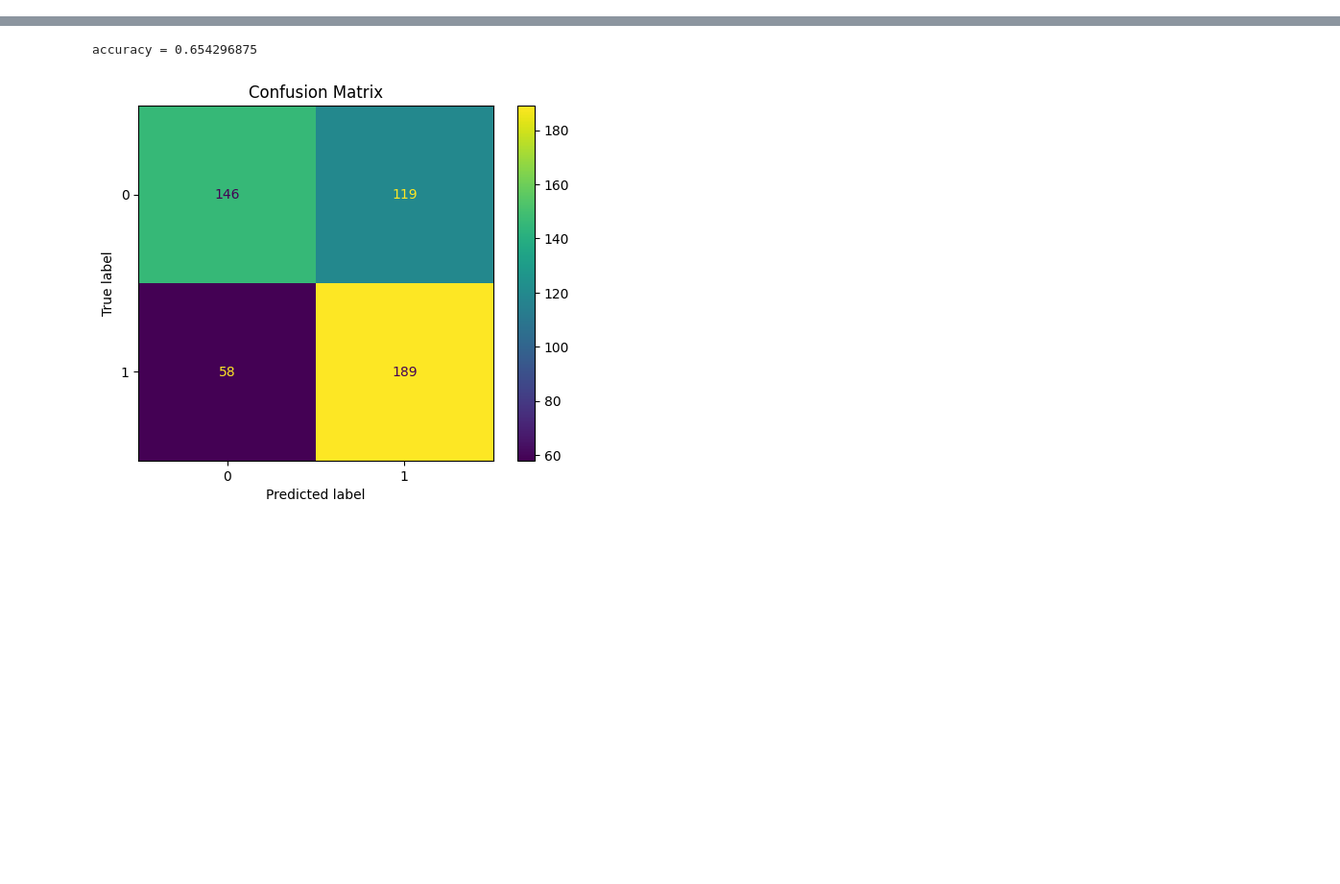
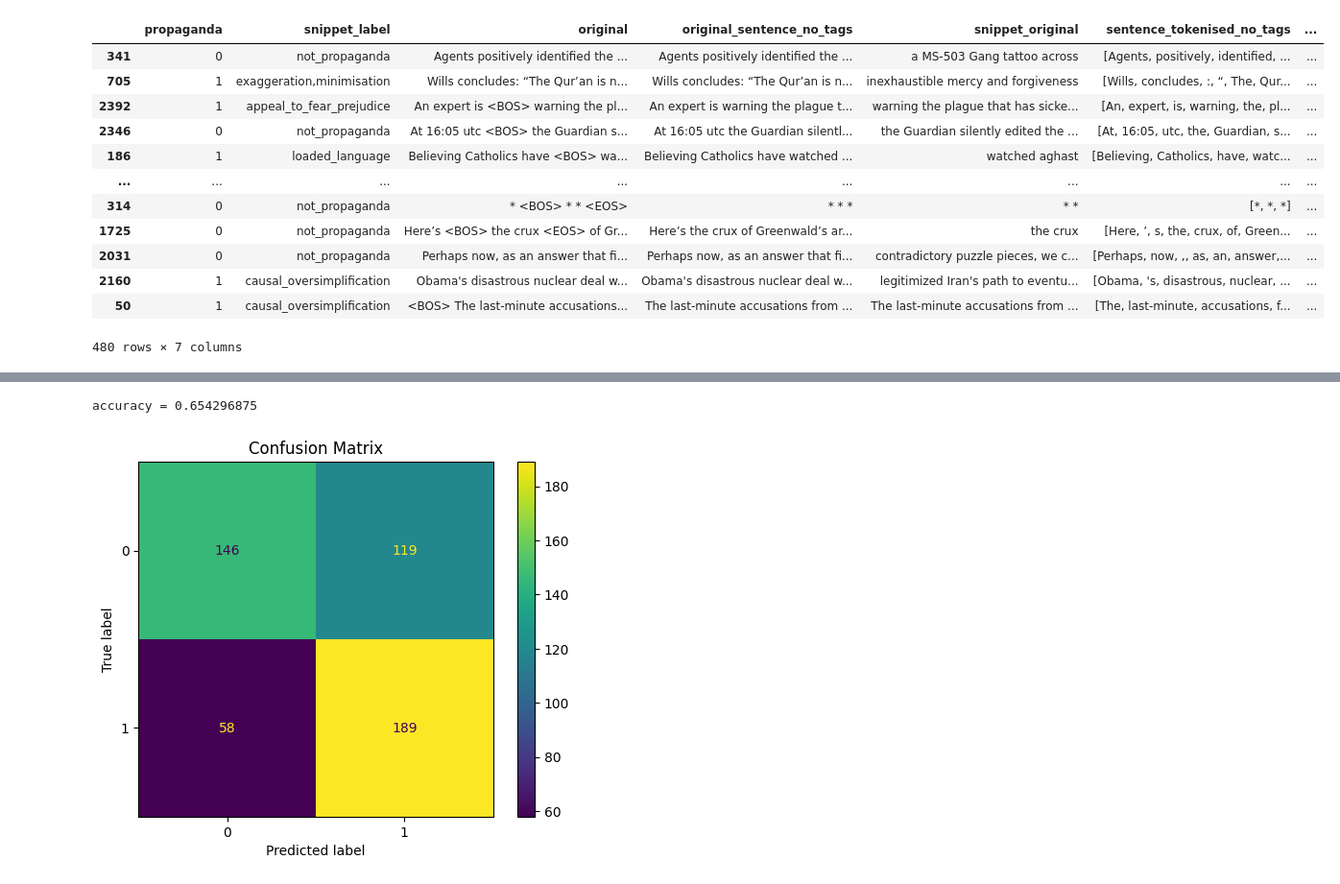
Before and after one commit to raymondfdavey/NLP_ASSESSMENT, a Jupyter notebook: NLE_assessment.ipynb, the cells around one changed output, grey strips where cells are left out. Shown: that part at 96% size. Saved outputs shown, nothing was run; the diff lists cells and outputs as text; code cells hidden in the pictures; blank space fills up the shorter version.

```diff
--- a/NLE_assessment.ipynb
+++ b/NLE_assessment.ipynb
@@ -270,0 +8,16 @@ ValueError: not enough values to unpack (expected 2, got 0)
+# %%
+train_df, val_df, test_df = get_processed_data()
+# %% [output]
+|  | propaganda | snippet_label | original | original_sentence_no_tags | snippet_original | sentence_tokenised_no_tags | ... |
+| 341 | 0 | not_propaganda | Agents positively identified the ... | Agents positively identified the ... | a MS-503 Gang tattoo across | [Agents, positively, identified, ... | ... |
+| 705 | 1 | exaggeration,minimisation | Wills concludes: “The Qur’an is n... | Wills concludes: “The Qur’an is n... | inexhaustible mercy and forgiveness | [Wills, concludes, :, “, The, Qur... | ... |
+| 2392 | 1 | appeal_to_fear_prejudice | An expert is <BOS> warning the pl... | An expert is warning the plague t... | warning the plague that has sicke... | [An, expert, is, warning, the, pl... | ... |
+| 2346 | 0 | not_propaganda | At 16:05 utc <BOS> the Guardian s... | At 16:05 utc the Guardian silentl... | the Guardian silently edited the ... | [At, 16:05, utc, the, Guardian, s... | ... |
+| 186 | 1 | loaded_language | Believing Catholics have <BOS> wa... | Believing Catholics have watched ... | watched aghast | [Believing, Catholics, have, watc... | ... |
+| ... | ... | ... | ... | ... | ... | ... | ... |
+| 314 | 0 | not_propaganda | * <BOS> * * <EOS> | * * * | * * | [*, *, *] | ... |
+| 1725 | 0 | not_propaganda | Here’s <BOS> the crux <EOS> of Gr... | Here’s the crux of Greenwald’s ar... | the crux | [Here, ’, s, the, crux, of, Green... | ... |
+| 2031 | 0 | not_propaganda | Perhaps now, as an answer that fi... | Perhaps now, as an answer that fi... | contradictory puzzle pieces, we c... | [Perhaps, now, ,, as, an, answer,... | ... |
+| 2160 | 1 | causal_oversimplification | Obama's disastrous nuclear deal w... | Obama's disastrous nuclear deal w... | legitimized Iran's path to eventu... | [Obama, 's, disastrous, nuclear, ... | ... |
+| 50 | 1 | causal_oversimplification | <BOS> The last-minute accusations... | The last-minute accusations from ... | The last-minute accusations from ... | [The, last-minute, accusations, f... | ... |
+480 rows × 7 columns
```
Also changed, not shown: parts of 12 cells of this notebook, 6 other files.
